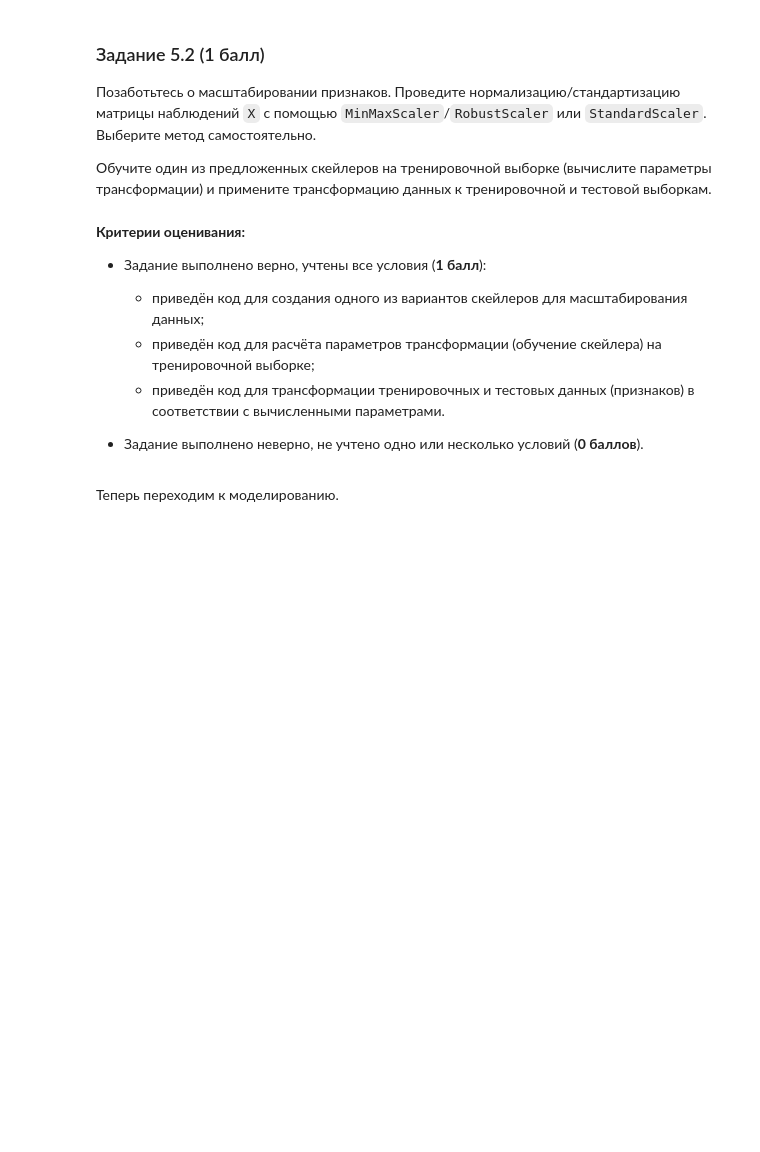
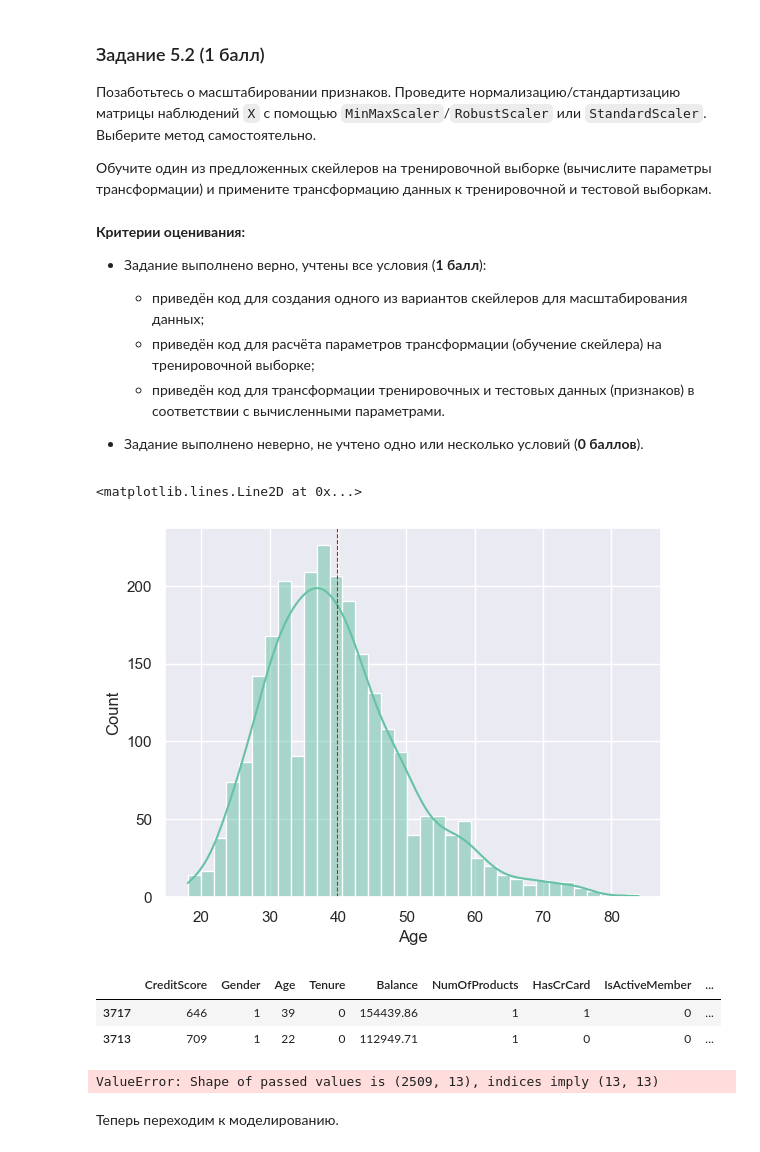
Before and after one commit to Lepnik/data_science_lnv, a Jupyter notebook: ML/ML-3/ML-3._Практика._Ноутбук-Lepnik.ipynb, the cells around one changed output. Saved outputs shown, nothing was run; the diff lists cells and outputs as text; code cells hidden in the pictures; blank space fills up the shorter version.

```diff
--- a/ML/ML-3/ML-3._Практика._Ноутбук-Lepnik.ipynb
+++ b/ML/ML-3/ML-3._Практика._Ноутбук-Lepnik.ipynb
@@ -28,9 +28,12 @@ import numpy as np #для матричных вычислений
 import pandas as pd #для анализа и предобработки данных
 import matplotlib.pyplot as plt #для визуализации
 import seaborn as sns #для визуализации
+# делаем визуальную настройку графиков
+sns.set_theme("notebook")
+sns.set_palette("Set2")
 import plotly
 import plotly.express as px
-pd.options.plotting.backend='plotly'
+#pd.options.plotting.backend='plotly'
 
 from sklearn import linear_model #линейные модели
 from sklearn import metrics #метрики
@@ -345,8 +353,31 @@ Name: proportion, dtype: float64
     * приведён код для трансформации тренировочных и тестовых данных (признаков) в соответствии с вычисленными параметрами.
 
 - Задание выполнено неверно, не учтено одно или несколько условий (**0 баллов**).
+# %%
+churn_data['NumOfProducts'] = churn_data['NumOfProducts'].astype('int')  #изменяем тип признака
+churn_data['IsActiveMember']=churn_data['IsActiveMember'].apply(lambda x:1 if x=='Yes' else 0) #заменяем значения в признаке
+churn_data['IsActiveMember'] = churn_data['IsActiveMember'].astype('int') #изменяем тип признака
+# %%
+sns.histplot(churn_data['Age'], kde=True)
+plt.axvline(churn_data['Age'].mean(), color='red', linestyle='--', linewidth=0.8)
+# %% [output]
+<matplotlib.lines.Line2D at 0x...>
+[figure, added]
+# %%
+churn_data.sample(2)
+# %% [output]
+|  | CreditScore | Gender | Age | Tenure | Balance | NumOfProducts | HasCrCard | IsActiveMember | ... |
+| 3717 | 646 | 1 | 39 | 0 | 154439.86 | 1 | 1 | 0 | ... |
+| 3713 | 709 | 1 | 22 | 0 | 112949.71 | 1 | 0 | 0 | ... |
 # %%
 # Ваш код здесь
+col_names = list(churn_data.columns)
+scaler = preprocessing.RobustScaler()
+df = scaler.fit_transform(churn_data)
+df = pd.DataFrame(df, col_names)
+ax = sns.displot(df['CreditScore'])
+# %% [output]
+ValueError: Shape of passed values is (2509, 13), indices imply (13, 13)
 # %% [markdown]
 Теперь переходим к моделированию.
 # %% [markdown]
```
Also changed, not shown: parts of 7 cells of this notebook.
